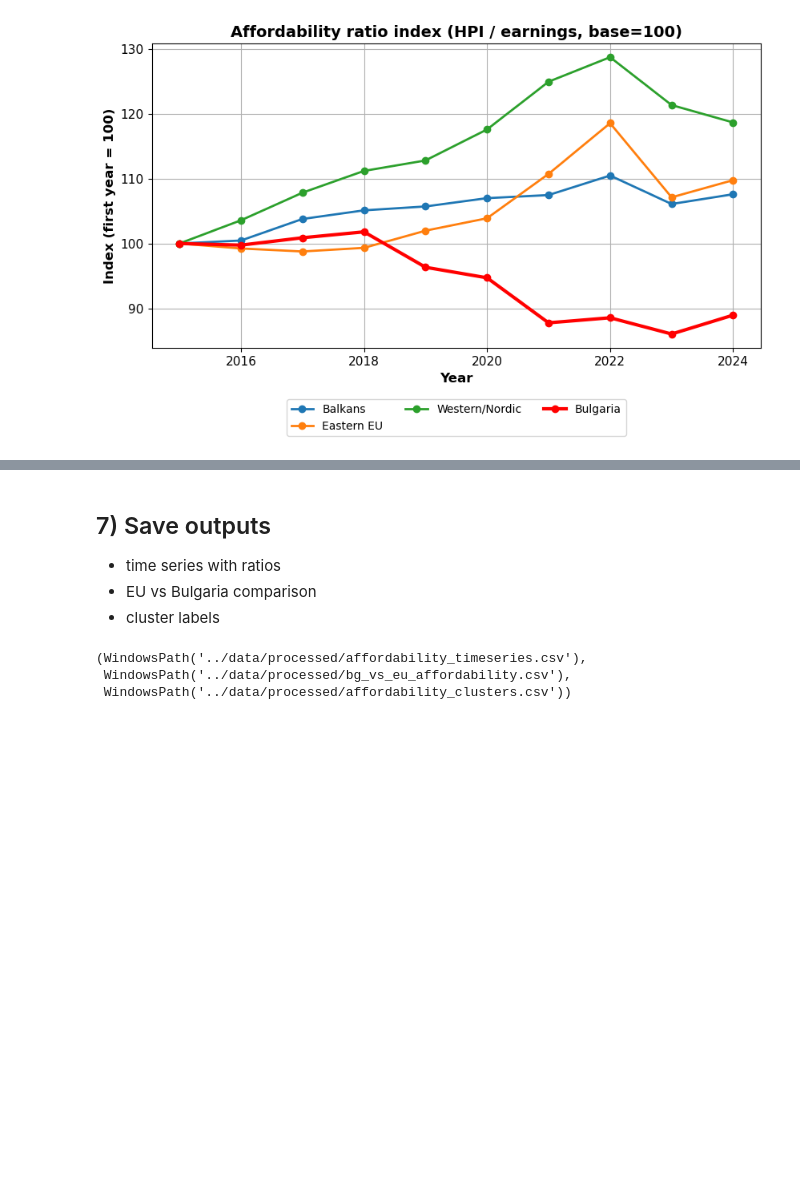
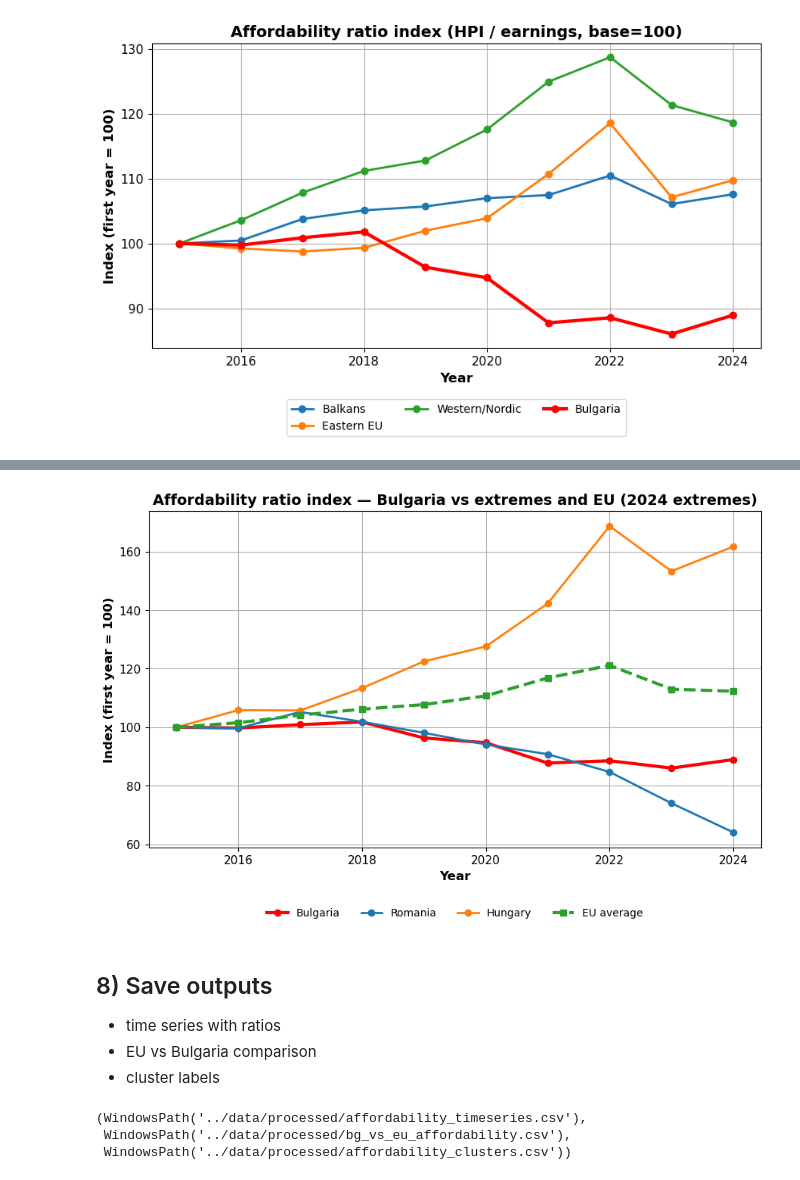
Before and after one commit to YordanBahchevanov/europe-housing-trends, a Jupyter notebook: notebooks/04_affordability_analysis.ipynb, the cells around one changed output, grey strips where cells are left out. Drawn from its saved outputs; the diff is of its cells as text; code cells hidden in the pictures; blank space fills up the shorter version.

Commit message:
Update affordability analysis: added extremes (Romania lowest, Hungary highest), clarified clustering interpretation, updated report markdown and figures

```diff
--- a/notebooks/04_affordability_analysis.ipynb
+++ b/notebooks/04_affordability_analysis.ipynb
@@ -594,5 +675,63 @@ plt.show()
+# %%
+def plot_countries_and_eu_afford(
+    panel_df: pd.DataFrame,
+    countries: List[str],
+    eu_series: pd.DataFrame,
+    title: str,
+    outname: str
+) -> None:
+    """
+    Plot affordability ratio index for a set of countries and the EU average.
+
+    Parameters
+    ----------
+    panel_df : pd.DataFrame
+        Long panel with columns ['country','year','afford_ratio_index'].
+    countries : List[str]
+        List of country names to plot.
+    eu_series : pd.DataFrame
+        EU average series with columns ['year', 'eu_afford_ratio_index_mean'].
+    title : str
+        Plot title.
+    outname : str
+        PNG filename saved under reports/figures/.
+    """
+    fig, ax = plt.subplots(figsize=(9,6))
+
+    for c in countries:
+        d = (panel_df[panel_df["country"] == c]
+             .sort_values("year")[["year","afford_ratio_index"]])
+        if c == "Bulgaria":
+            ax.plot(d["year"], d["afford_ratio_index"], linewidth=3, marker="o", label=c, color="red")
+        else:
+            ax.plot(d["year"], d["afford_ratio_index"], linewidth=2, marker="o", label=c)
+
+    d_eu = eu_series.sort_values("year").rename(columns={"eu_afford_ratio_index_mean":"EU average"})
+    ax.plot(d_eu["year"], d_eu["EU average"], linewidth=3, marker="s", linestyle="--", label="EU average")
+
+    ax.set_title(title, fontsize=14, fontweight="bold")
+    ax.set_xlabel("Year", fontsize=12, fontweight="bold")
+    ax.set_ylabel("Index (first year = 100)", fontsize=12, fontweight="bold")
+    ax.tick_params(labelsize=11)
+    ax.legend(loc="upper center", bbox_to_anchor=(0.5, -0.15), ncol=4, frameon=False)
+
+    plt.tight_layout()
+    plt.savefig(FIGS / outname, dpi=160, bbox_inches="tight")
+    plt.show()
+
+
+countries_to_show = ["Bulgaria", min_ctry, max_ctry]
+plot_countries_and_eu_afford(
+    panel_df=panel,
+    countries=countries_to_show,
+    eu_series=eu_aff,
+    title=f"Affordability ratio index — Bulgaria vs extremes and EU ({latest_year} extremes)",
+    outname="bg_min_max_vs_eu_afford_ratio_index.png"
+)
+# %% [output]
+[figure, added]
 # %% [markdown]
-## 7) Save outputs
+## 8) Save outputs
 
 - time series with ratios
 - EU vs Bulgaria comparison
```
Also changed, not shown: parts of 5 cells of this notebook.
